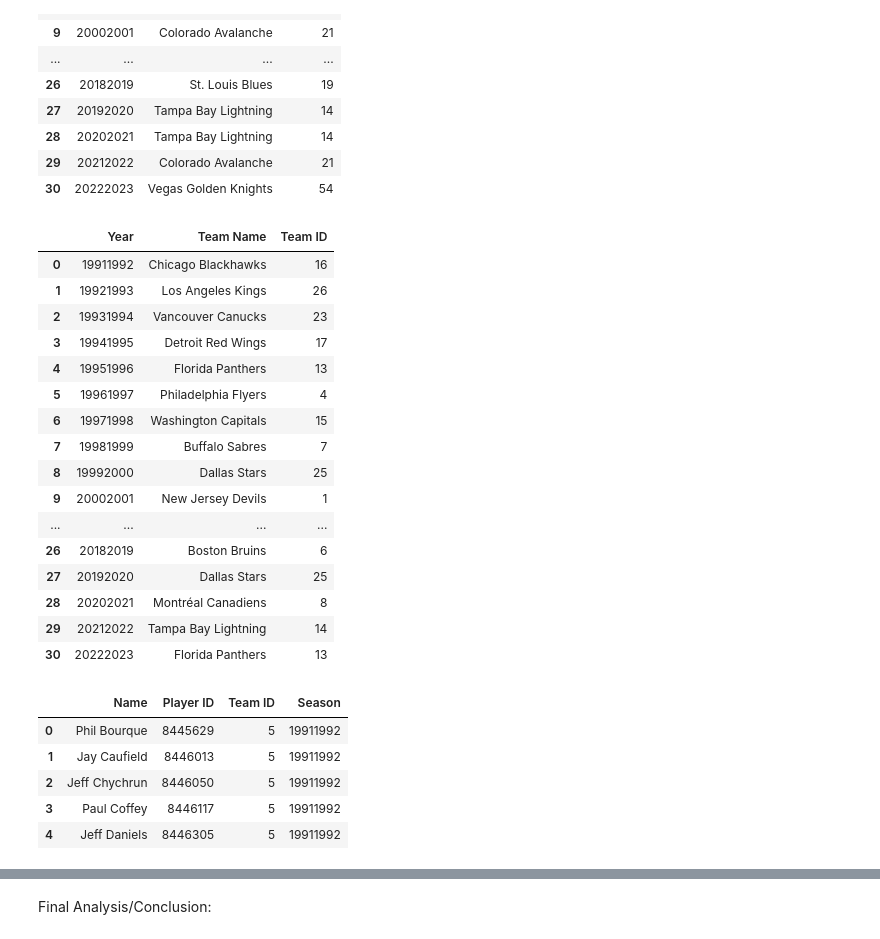
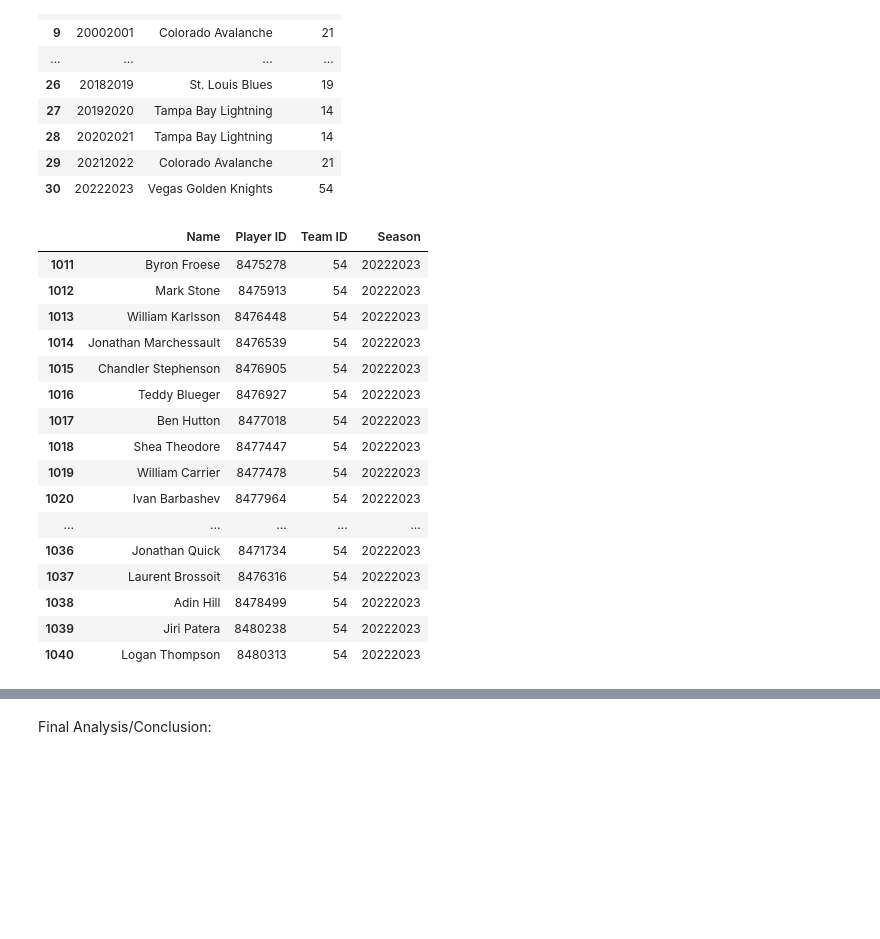
Before and after one commit to joeldemontigny/project-sports-analytics-NHL-2.0, a Jupyter notebook: project-sports-analytics-NHL_Project_3.ipynb, the cells around one changed output, grey strips where cells are left out. Cells and saved outputs as stored; diff of their text form; code cells hidden in the pictures; blank space fills up the shorter version.

```diff
--- a/project-sports-analytics-NHL_Project_3.ipynb
+++ b/project-sports-analytics-NHL_Project_3.ipynb
@@ -174,26 +136,3 @@ stanleycup_winning_merge_byname_ID
 | 28 | 20202021 | Tampa Bay Lightning | 14 |
 | 29 | 20212022 | Colorado Avalanche | 21 |
 | 30 | 20222023 | Vegas Golden Knights | 54 |
-# %%
-# Merge dataframes to associate the Losing Team and Season lost with the Team ID
-
-stanleycup_losing_merge_byname_ID = pd.DataFrame.merge(stanleycup_losing_cleaned_df,team_info_df, on="Team Name", how='left')
-stanleycup_losing_merge_byname_ID
-# %% [output]
-|  | Year | Team Name | Team ID |
-| 0 | 19911992 | Chicago Blackhawks | 16 |
-| 1 | 19921993 | Los Angeles Kings | 26 |
-| 2 | 19931994 | Vancouver Canucks | 23 |
-| 3 | 19941995 | Detroit Red Wings | 17 |
-| 4 | 19951996 | Florida Panthers | 13 |
-| 5 | 19961997 | Philadelphia Flyers | 4 |
-| 6 | 19971998 | Washington Capitals | 15 |
-| 7 | 19981999 | Buffalo Sabres | 7 |
-| 8 | 19992000 | Dallas Stars | 25 |
-| 9 | 20002001 | New Jersey Devils | 1 |
-| ... | ... | ... | ... |
-| 26 | 20182019 | Boston Bruins | 6 |
-| 27 | 20192020 | Dallas Stars | 25 |
-| 28 | 20202021 | Montréal Canadiens | 8 |
-| 29 | 20212022 | Tampa Bay Lightning | 14 |
-| 30 | 20222023 | Florida Panthers | 13 |
@@ -200,38 +142,50 @@ stanleycup_losing_merge_byname_ID
 # %%
 # Get Roster for each Winning team per Season.
+# Will use this code
 
 player_list = []
 base_url = "https://statsapi.web.nhl.com/api/v1/teams/{}?expand=team.roster&season={}"
 for index, row in stanleycup_winning_merge_byname_ID.iterrows():
     team_ids = row ["Team ID"]
     # print(team_ids)
     year_cl= row ["Year"]
     # print(year_cl)
     url = base_url.format(team_ids, year_cl)
     # print(url)
     response = requests.get(url)
     data = response.json()
 
     for player in data["teams"][0]["roster"]["roster"]:
 
         person = player["person"]["fullName"]
         # Create dictionary
         player_id = player["person"]["id"]
         # Printing for testing purposes
         #print("Name:", person)
         #print("ID:", player_id)
         player_list.append({
             "Name":person,
             "Player ID":player_id,
             "Team ID": team_ids,
             "Season":year_cl
         })
 winning_df=pd.DataFrame(player_list)
-winning_df.head()
+winning_df.tail(30)
 # %% [output]
 |  | Name | Player ID | Team ID | Season |
-| 0 | Phil Bourque | 8445629 | 5 | 19911992 |
-| 1 | Jay Caufield | 8446013 | 5 | 19911992 |
-| 2 | Jeff Chychrun | 8446050 | 5 | 19911992 |
-| 3 | Paul Coffey | 8446117 | 5 | 19911992 |
-| 4 | Jeff Daniels | 8446305 | 5 | 19911992 |
+| 1011 | Byron Froese | 8475278 | 54 | 20222023 |
+| 1012 | Mark Stone | 8475913 | 54 | 20222023 |
+| 1013 | William Karlsson | 8476448 | 54 | 20222023 |
+| 1014 | Jonathan Marchessault | 8476539 | 54 | 20222023 |
+| 1015 | Chandler Stephenson | 8476905 | 54 | 20222023 |
+| 1016 | Teddy Blueger | 8476927 | 54 | 20222023 |
+| 1017 | Ben Hutton | 8477018 | 54 | 20222023 |
+| 1018 | Shea Theodore | 8477447 | 54 | 20222023 |
+| 1019 | William Carrier | 8477478 | 54 | 20222023 |
+| 1020 | Ivan Barbashev | 8477964 | 54 | 20222023 |
+| ... | ... | ... | ... | ... |
+| 1036 | Jonathan Quick | 8471734 | 54 | 20222023 |
+| 1037 | Laurent Brossoit | 8476316 | 54 | 20222023 |
+| 1038 | Adin Hill | 8478499 | 54 | 20222023 |
+| 1039 | Jiri Patera | 8480238 | 54 | 20222023 |
+| 1040 | Logan Thompson | 8480313 | 54 | 20222023 |
```
Also changed, not shown: parts of 12 cells of this notebook.
